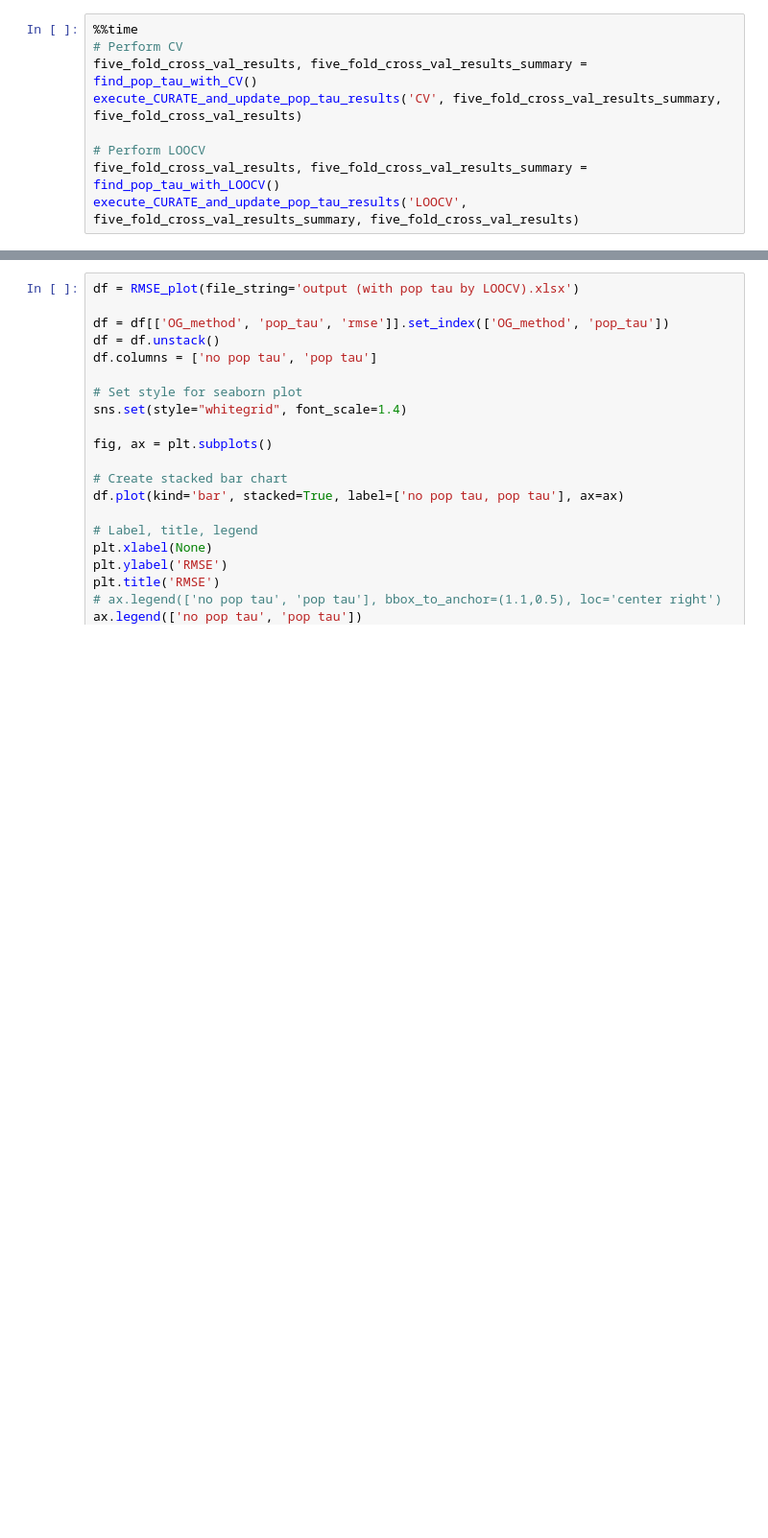
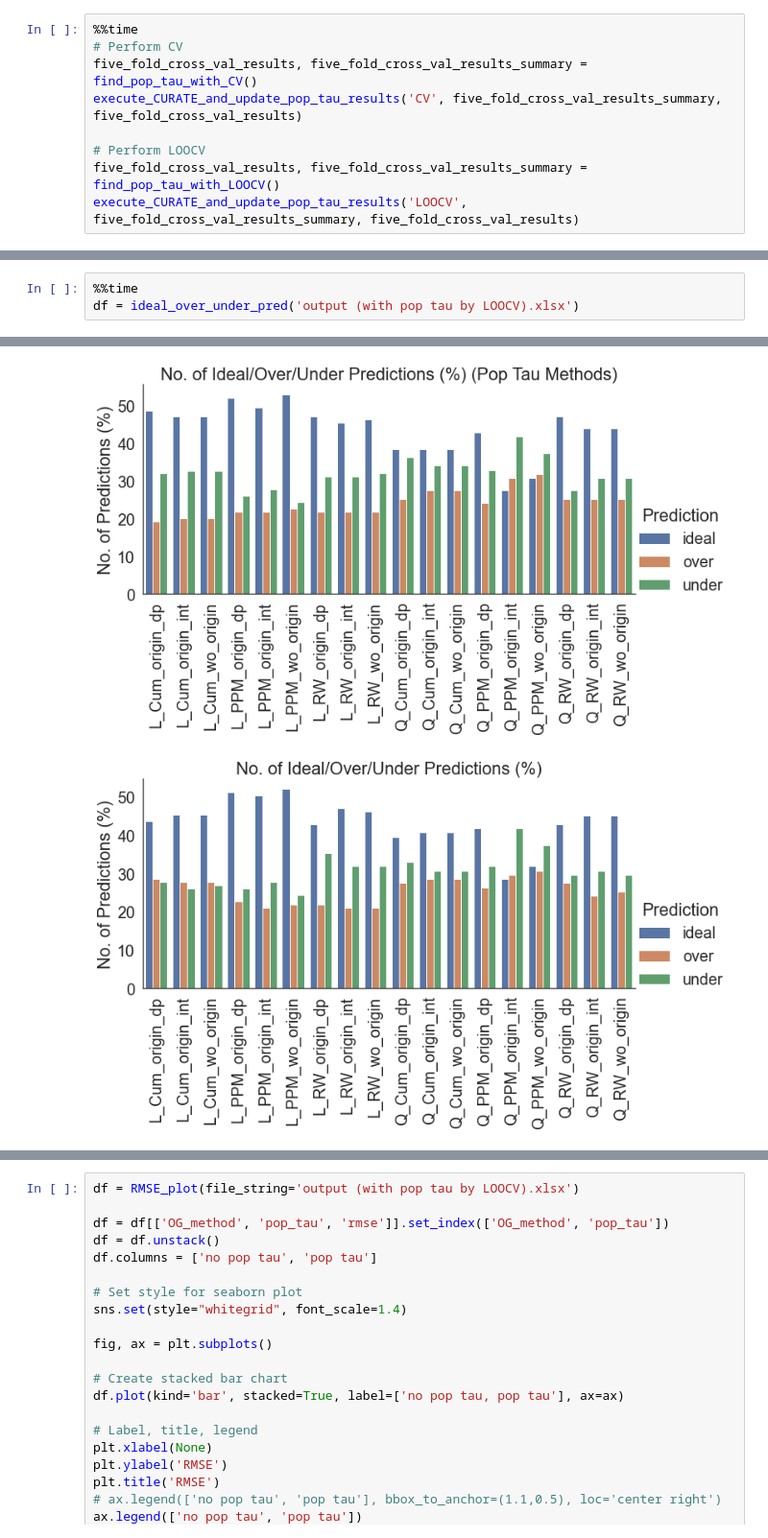
Before and after one commit to tshibei/retro_ped_liver_transplant, a Jupyter notebook: retro_PLT.ipynb, the cells around one changed output, grey strips where cells are left out. Shown at 96% size. Cells and saved outputs as stored; diff of their text form; blank space fills up the shorter version.

```diff
--- a/retro_PLT.ipynb
+++ b/retro_PLT.ipynb
@@ -65,0 +41,4 @@ Wall time: 1.67 s
+# %%
+%%time
+df = ideal_over_under_pred('output (with pop tau by LOOCV).xlsx')
+# %% [output]
@@ -65,0 +46,2 @@ Wall time: 1.67 s
+[figure, added]
+[figure, added]
```
Also changed, not shown: parts of 4 cells of this notebook, 3 other files.
